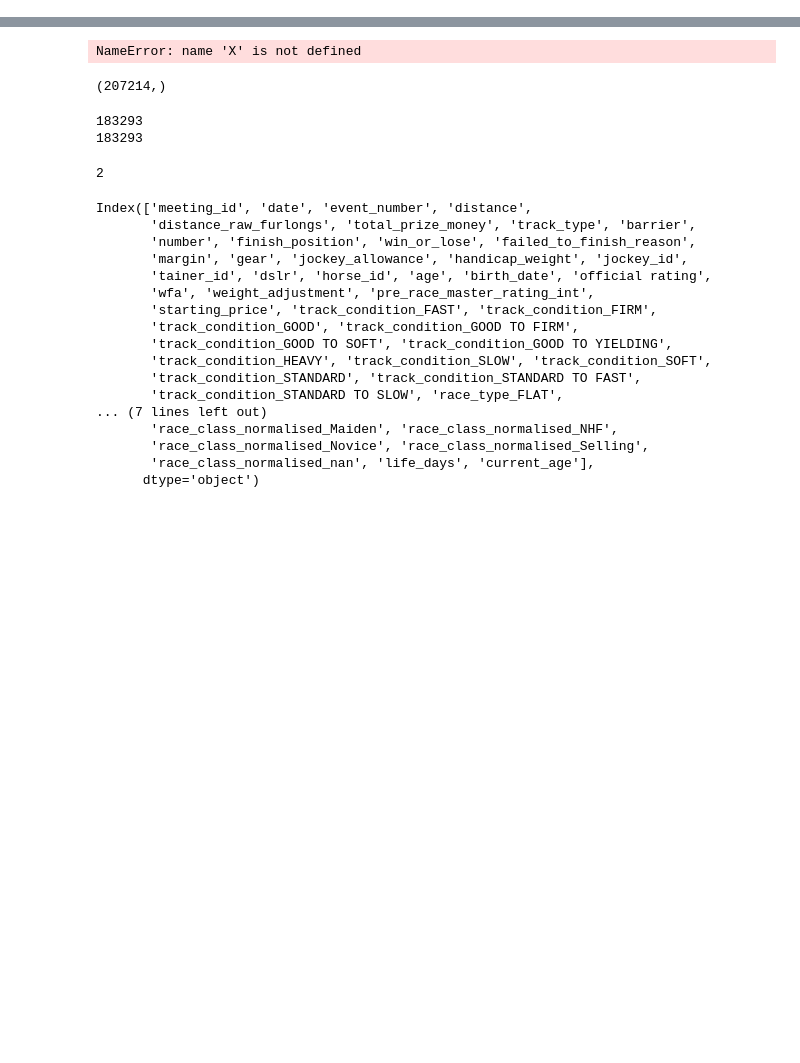
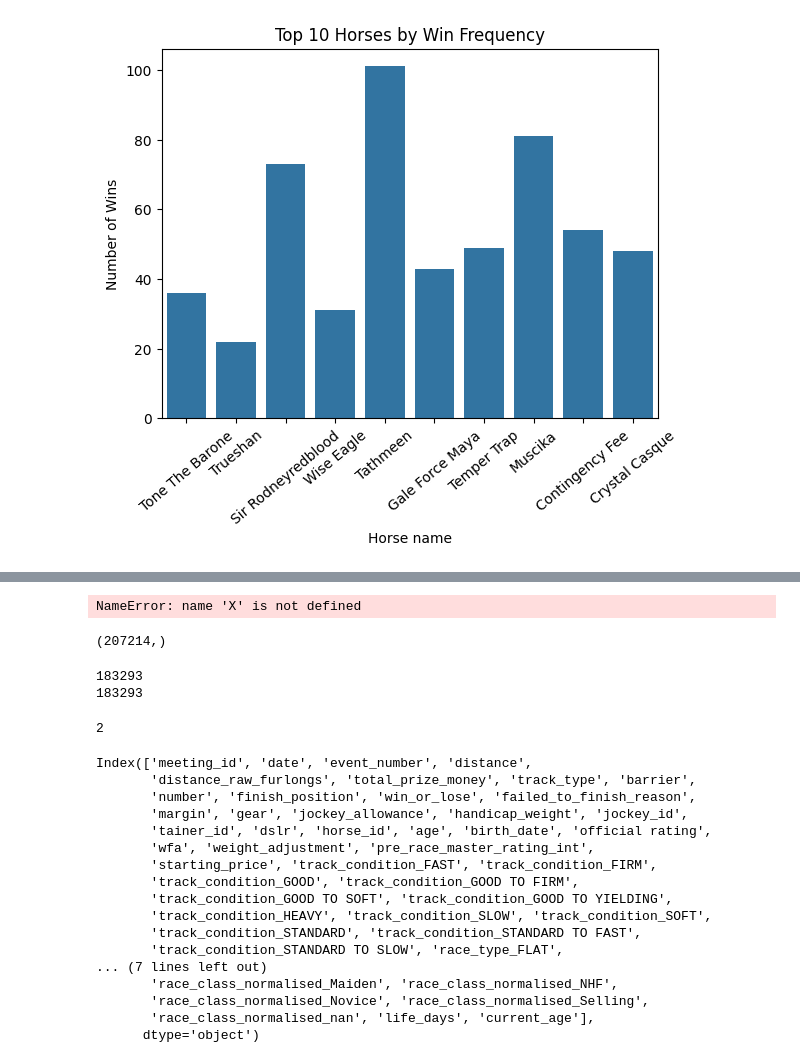
Before and after one commit to Harlequinht/which_horse, a Jupyter notebook: notebook/which_horse_flat_modeling.ipynb, the cells around one changed output, grey strips where cells are left out. Drawn from its saved outputs; the diff is of its cells as text; code cells hidden in the pictures; blank space fills up the shorter version.

```diff
--- a/notebook/which_horse_flat_modeling.ipynb
+++ b/notebook/which_horse_flat_modeling.ipynb
@@ -74,0 +174,9 @@ print(loses / (wins+loses) * 100)
+# %%
+sns.countplot(data=df_raw_data, x='horse_name', order=df_raw_data_wins['horse_name'].value_counts().index[:10])
+plt.title('Top 10 Horses by Win Frequency')
+plt.xlabel('Horse name')
+plt.ylabel('Number of Wins')
+plt.xticks(rotation=40)
+plt.show()
+# %% [output]
+[figure, added]
```
Also changed, not shown: parts of 52 cells of this notebook, 1 other file.
